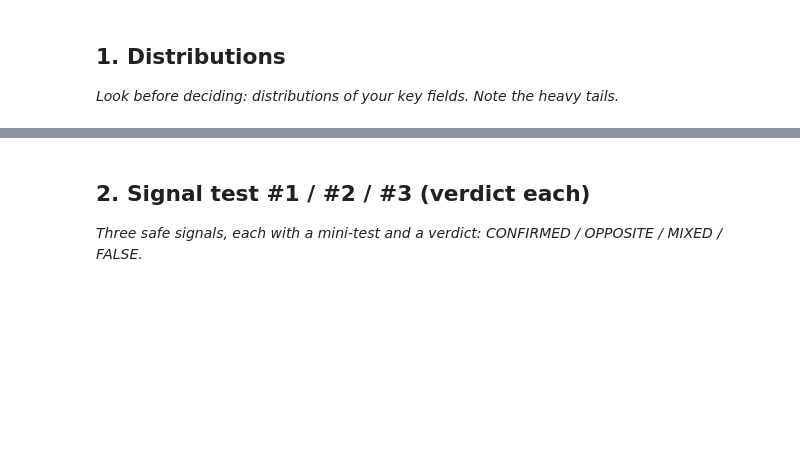
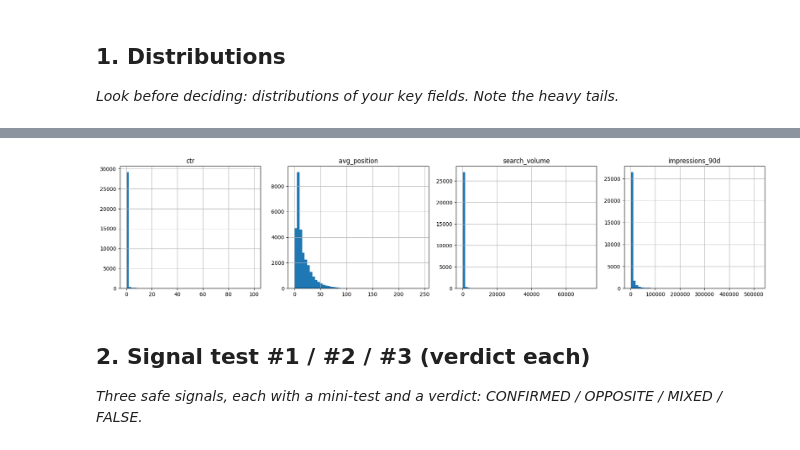
Before and after one commit to jayanthGowda1718/ml-internship-work, a Jupyter notebook: work/notebooks/w04_signal_audit.ipynb, the cells around one changed output, grey strips where cells are left out. Saved outputs shown, nothing was run; the diff lists cells and outputs as text; code cells hidden in the pictures; blank space fills up the shorter version.

```diff
--- a/work/notebooks/w04_signal_audit.ipynb
+++ b/work/notebooks/w04_signal_audit.ipynb
@@ -15,0 +15,7 @@ This skeleton is yours to fill. Work the sections **in order** — each one has
+# %%
+import pandas as pd
+
+url = "https://raw.githubusercontent.com/jayanthGowda1718/ml-internship-work/main/data/raw/content_refresh_anonymized.csv"
+df = pd.read_csv(url)
+
+df[["ctr", "avg_position", "search_volume", "impressions_90d"]].describe()
@@ -16,3 +32,14 @@ This skeleton is yours to fill. Work the sections **in order** — each one has
+# %%
+import matplotlib.pyplot as plt
+
+fig, axes = plt.subplots(1, 4, figsize=(18, 4))
+for ax, col in zip(axes, ["ctr", "avg_position", "search_volume", "impressions_90d"]):
+    df[col].hist(bins=50, ax=ax)
+    ax.set_title(col)
+plt.tight_layout()
+plt.show()
+# %% [output]
+[figure, added]
 # %% [markdown]
 ## 2. Signal test #1 / #2 / #3 (verdict each)
 
```
Also changed, not shown: parts of 12 cells of this notebook.
